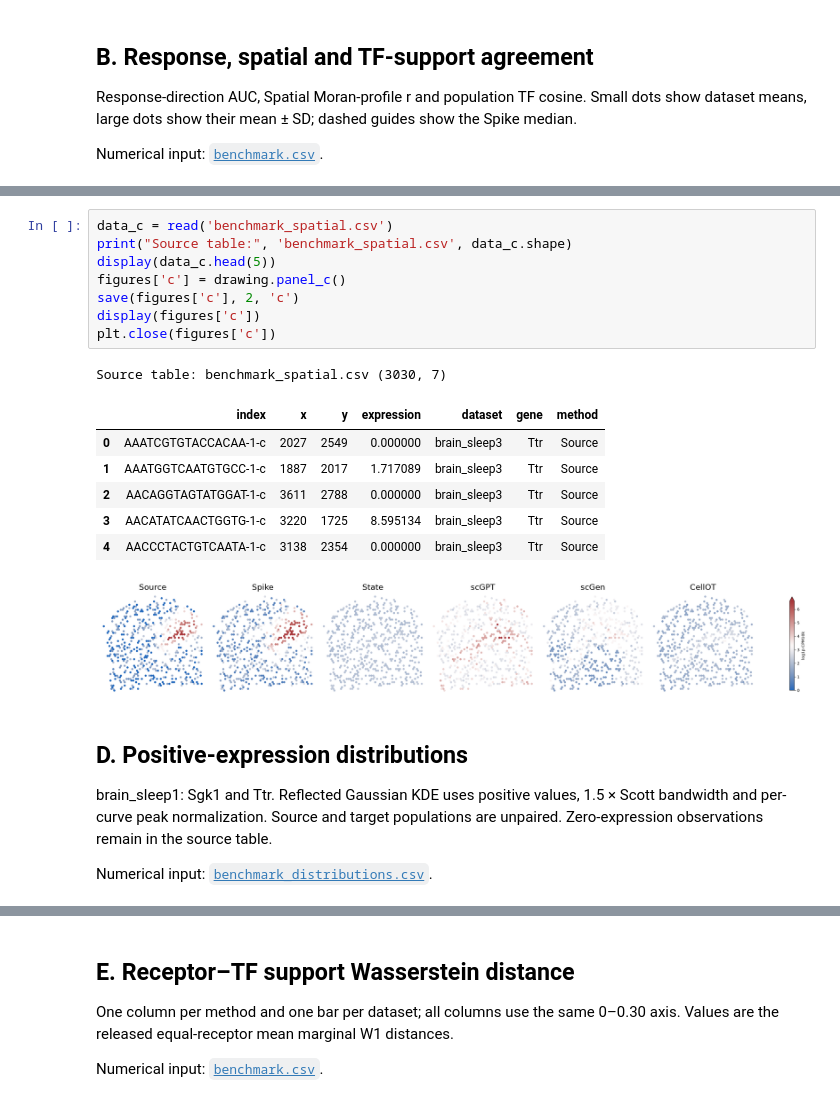
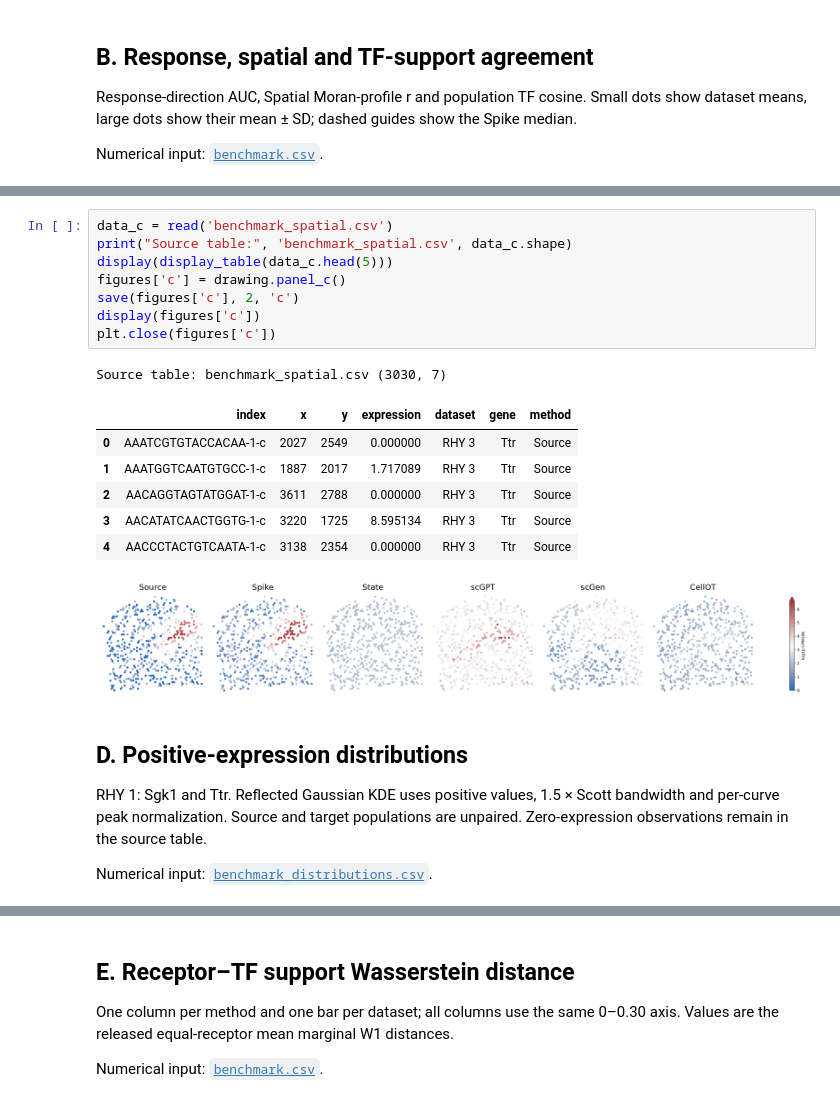
Before and after one commit to deepomicslab/spike, a Jupyter notebook: notebooks/figure2.ipynb, the cells around one changed output, grey strips where cells are left out. Drawn from its saved outputs; the diff is of its cells as text.

```diff
--- a/notebooks/figure2.ipynb
+++ b/notebooks/figure2.ipynb
@@ -84,24 +85,24 @@ Numerical input: [`benchmark_spatial.csv`](../reproduction/tables/benchmark_spat
 # %%
 data_c = read('benchmark_spatial.csv')
 print("Source table:", 'benchmark_spatial.csv', data_c.shape)
-display(data_c.head(5))
+display(display_table(data_c.head(5)))
 figures['c'] = drawing.panel_c()
 save(figures['c'], 2, 'c')
 display(figures['c'])
 plt.close(figures['c'])
 # %% [output]
 Source table: benchmark_spatial.csv (3030, 7)
 |  | index | x | y | expression | dataset | gene | method |
-| 0 | AAATCGTGTACCACAA-1-c | 2027 | 2549 | 0.000000 | brain_sleep3 | Ttr | Source |
-| 1 | AAATGGTCAATGTGCC-1-c | 1887 | 2017 | 1.717089 | brain_sleep3 | Ttr | Source |
-| 2 | AACAGGTAGTATGGAT-1-c | 3611 | 2788 | 0.000000 | brain_sleep3 | Ttr | Source |
-| 3 | AACATATCAACTGGTG-1-c | 3220 | 1725 | 8.595134 | brain_sleep3 | Ttr | Source |
-| 4 | AACCCTACTGTCAATA-1-c | 3138 | 2354 | 0.000000 | brain_sleep3 | Ttr | Source |
+| 0 | AAATCGTGTACCACAA-1-c | 2027 | 2549 | 0.000000 | RHY 3 | Ttr | Source |
+| 1 | AAATGGTCAATGTGCC-1-c | 1887 | 2017 | 1.717089 | RHY 3 | Ttr | Source |
+| 2 | AACAGGTAGTATGGAT-1-c | 3611 | 2788 | 0.000000 | RHY 3 | Ttr | Source |
+| 3 | AACATATCAACTGGTG-1-c | 3220 | 1725 | 8.595134 | RHY 3 | Ttr | Source |
+| 4 | AACCCTACTGTCAATA-1-c | 3138 | 2354 | 0.000000 | RHY 3 | Ttr | Source |
 [figure]
 # %% [markdown]
 ## D. Positive-expression distributions
 
-brain_sleep1: Sgk1 and Ttr. Reflected Gaussian KDE uses positive values, 1.5 × Scott bandwidth and per-curve peak normalization. Source and target populations are unpaired. Zero-expression observations remain in the source table.
+RHY 1: Sgk1 and Ttr. Reflected Gaussian KDE uses positive values, 1.5 × Scott bandwidth and per-curve peak normalization. Source and target populations are unpaired. Zero-expression observations remain in the source table.
 
 Numerical input: [`benchmark_distributions.csv`](../reproduction/tables/benchmark_distributions.csv).
 # %%
```
Also changed, not shown: parts of 8 cells of this notebook, 13 other files.
